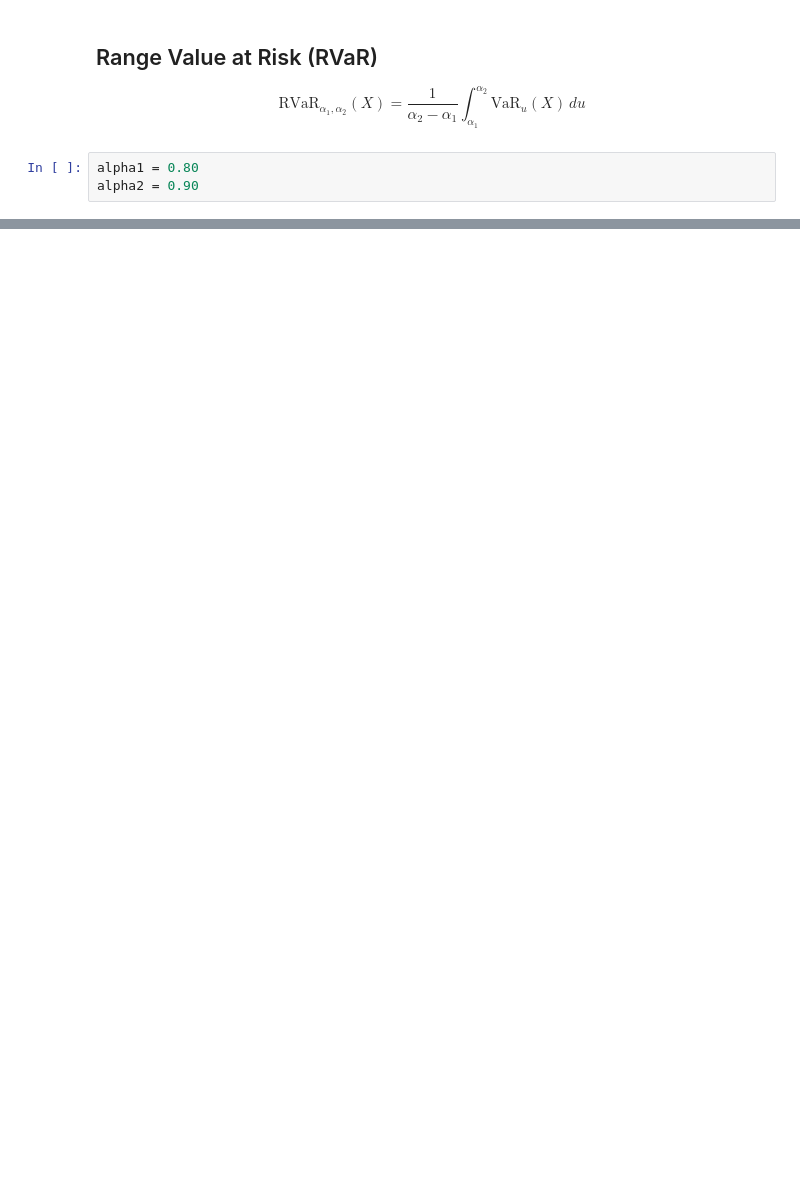
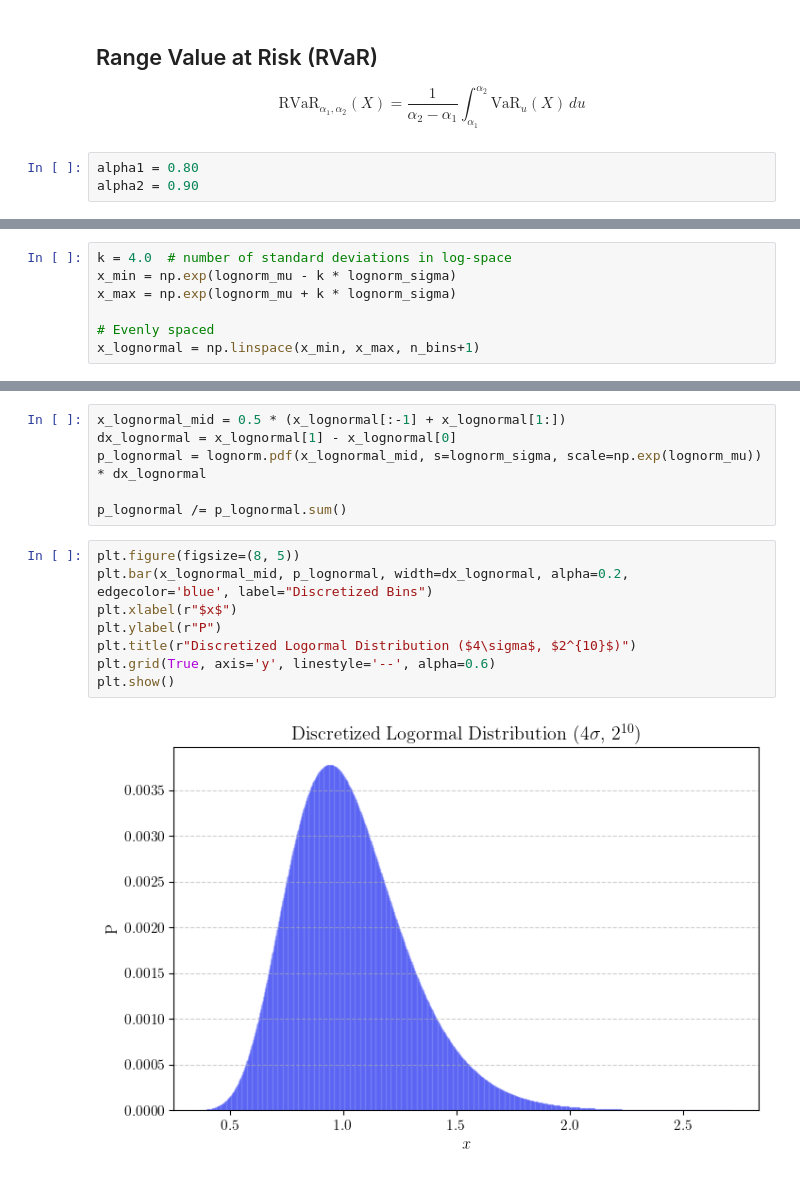
Before and after one commit to kostaaaaaa/iQuHack_2026, a Jupyter notebook: hands_on.ipynb, the cells around one changed output, grey strips where cells are left out. Drawn from its saved outputs; the diff is of its cells as text; blank space fills up the shorter version.

```diff
--- a/hands_on.ipynb
+++ b/hands_on.ipynb
@@ -369,0 +619,7 @@ NameError: name 'plot_monte_carlo_results' is not defined
+# %%
+k = 4.0  # number of standard deviations in log-space
+x_min = np.exp(lognorm_mu - k * lognorm_sigma)
+x_max = np.exp(lognorm_mu + k * lognorm_sigma)
+
+# Evenly spaced
+x_lognormal = np.linspace(x_min, x_max, n_bins+1)
@@ -369,0 +682,16 @@ NameError: name 'plot_monte_carlo_results' is not defined
+# %%
+x_lognormal_mid = 0.5 * (x_lognormal[:-1] + x_lognormal[1:])
+dx_lognormal = x_lognormal[1] - x_lognormal[0]
+p_lognormal = lognorm.pdf(x_lognormal_mid, s=lognorm_sigma, scale=np.exp(lognorm_mu)) * dx_lognormal
+
+p_lognormal /= p_lognormal.sum()
+# %%
+plt.figure(figsize=(8, 5))
+plt.bar(x_lognormal_mid, p_lognormal, width=dx_lognormal, alpha=0.2, edgecolor='blue', label="Discretized Bins")
+plt.xlabel(r"$x$")
+plt.ylabel(r"P")
+plt.title(r"Discretized Logormal Distribution ($4\sigma$, $2^{10}$)")
+plt.grid(True, axis='y', linestyle='--', alpha=0.6)
+plt.show()
+# %% [output]
+[figure, added]
```
Also changed, not shown: parts of 53 cells of this notebook.
